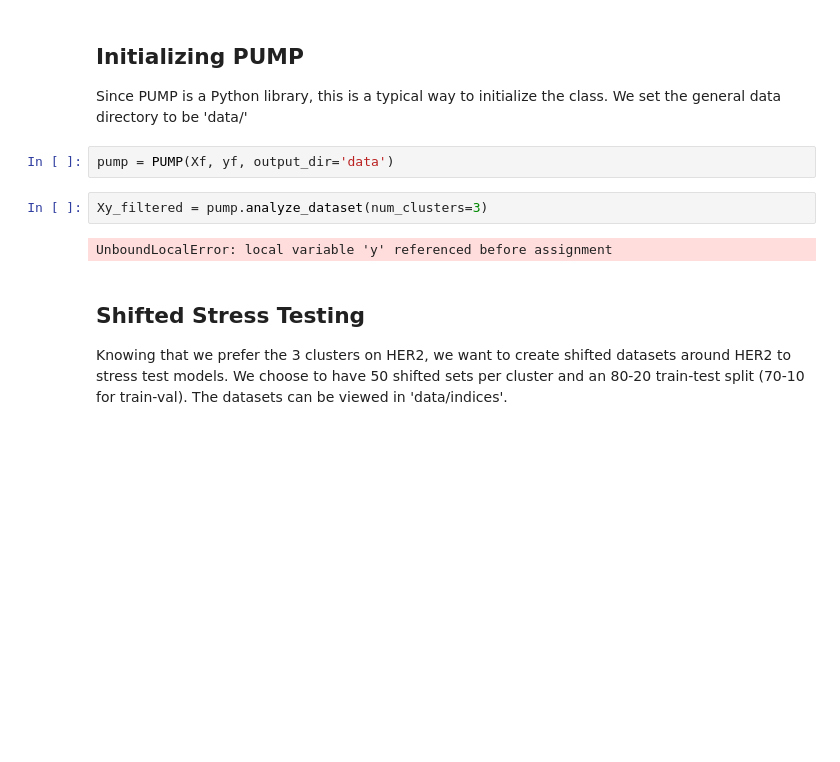
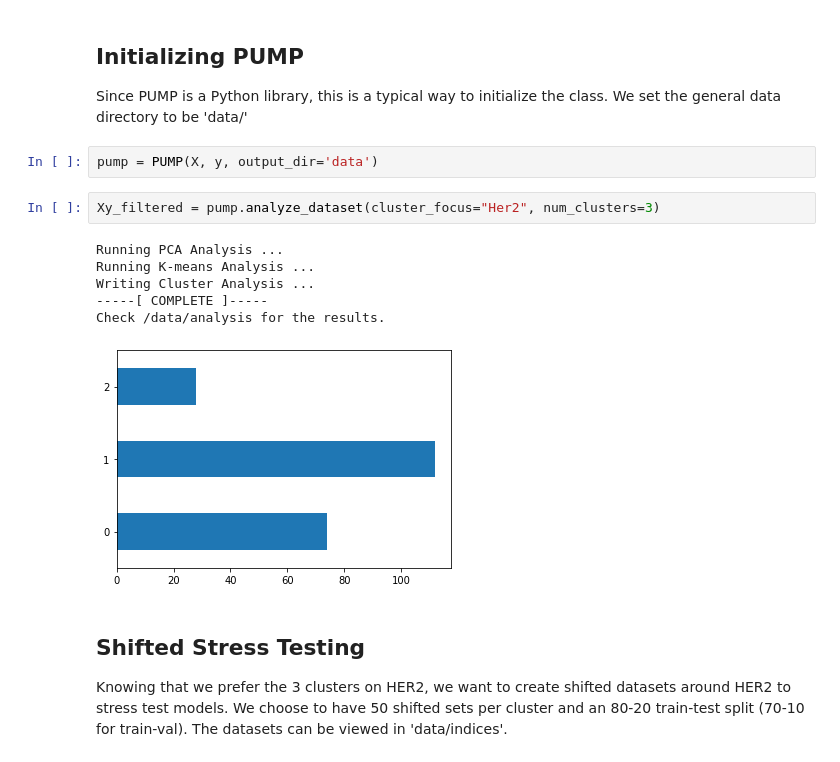
Before and after one commit to calpoly-bioinf/pump, a Jupyter notebook: notebooks/pipeline.ipynb, the cells around one changed output. Cells and saved outputs as stored; diff of their text form; blank space fills up the shorter version.

```diff
--- a/notebooks/pipeline.ipynb
+++ b/notebooks/pipeline.ipynb
@@ -209,11 +209,16 @@ alt.Chart(source).mark_circle(size=60).encode(
 ## Initializing PUMP
 Since PUMP is a Python library, this is a typical way to initialize the class. We set the general data directory to be 'data/'
 # %%
-pump = PUMP(Xf, yf, output_dir='data')
+pump = PUMP(X, y, output_dir='data')
 # %%
-Xy_filtered = pump.analyze_dataset(num_clusters=3)
+Xy_filtered = pump.analyze_dataset(cluster_focus="Her2", num_clusters=3)
 # %% [output]
-UnboundLocalError: local variable 'y' referenced before assignment
+Running PCA Analysis ...
+Running K-means Analysis ...
+Writing Cluster Analysis ...
+-----[ COMPLETE ]-----
+Check /data/analysis for the results.
+[figure, added]
 # %% [markdown]
 ## Shifted Stress Testing
 Knowing that we prefer the 3 clusters on HER2, we want to create shifted datasets around HER2 to stress test models. We choose to have 50 shifted sets per cluster and an 80-20 train-test split (70-10 for train-val). The datasets can be viewed in 'data/indices'.
```
Also changed, not shown: 1 other file.
